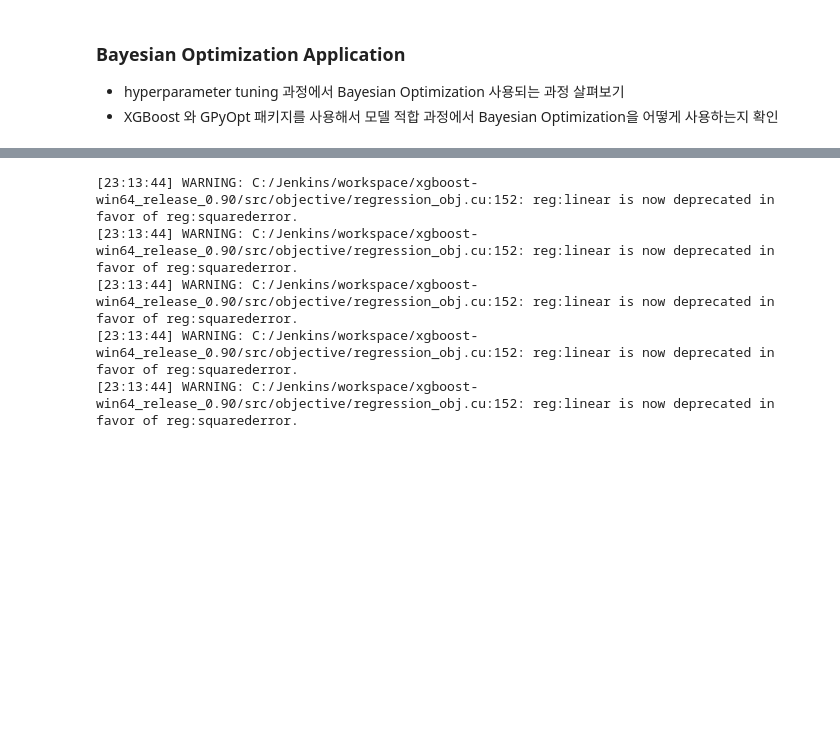
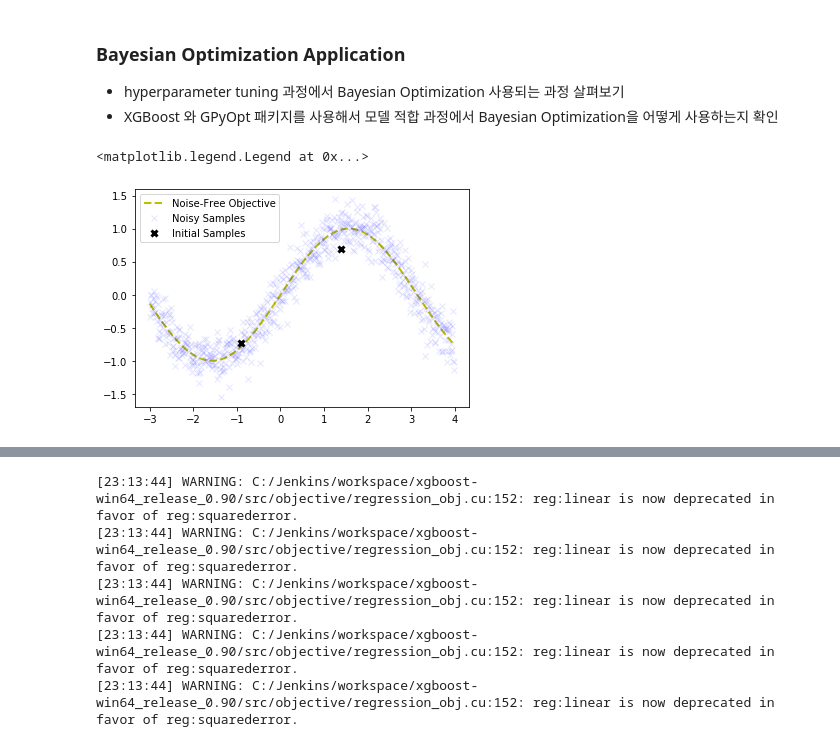
Before and after one commit to seolbluewings/Python, a Jupyter notebook: Bayesian Optimization.ipynb, the cells around one changed output, grey strips where cells are left out. Cells and saved outputs as stored; diff of their text form; code cells hidden in the pictures; blank space fills up the shorter version.

```diff
--- a/Bayesian Optimization.ipynb
+++ b/Bayesian Optimization.ipynb
@@ -4,0 +8,20 @@
+# %%
+bounds = np.array([[-3.0,4.0]])
+noise = 0.2
+
+def func(x, noise = noise) :
+    return np.sin(x) + noise*np.random.randn(*x.shape)
+
+x_tr = np.array([[-0.9],[1.4]])
+y_tr = func(x_tr)
+# %%
+x = np.arange(bounds[:,0], bounds[:,1], 0.01).reshape(-1,1)
+y = func(x,0)
+
+plt.plot(x,y, 'y--', lw = 2, label = 'Noise-Free Objective')
+plt.plot(x, func(x), 'bx', lw = 1, alpha = 0.1, label = 'Noisy Samples')
+plt.plot(x_tr, y_tr, 'kx', mew = 3, label = 'Initial Samples')
+plt.legend()
+# %% [output]
+<matplotlib.legend.Legend at 0x...>
+[figure, added]
```
Also changed, not shown: parts of 8 cells of this notebook.
